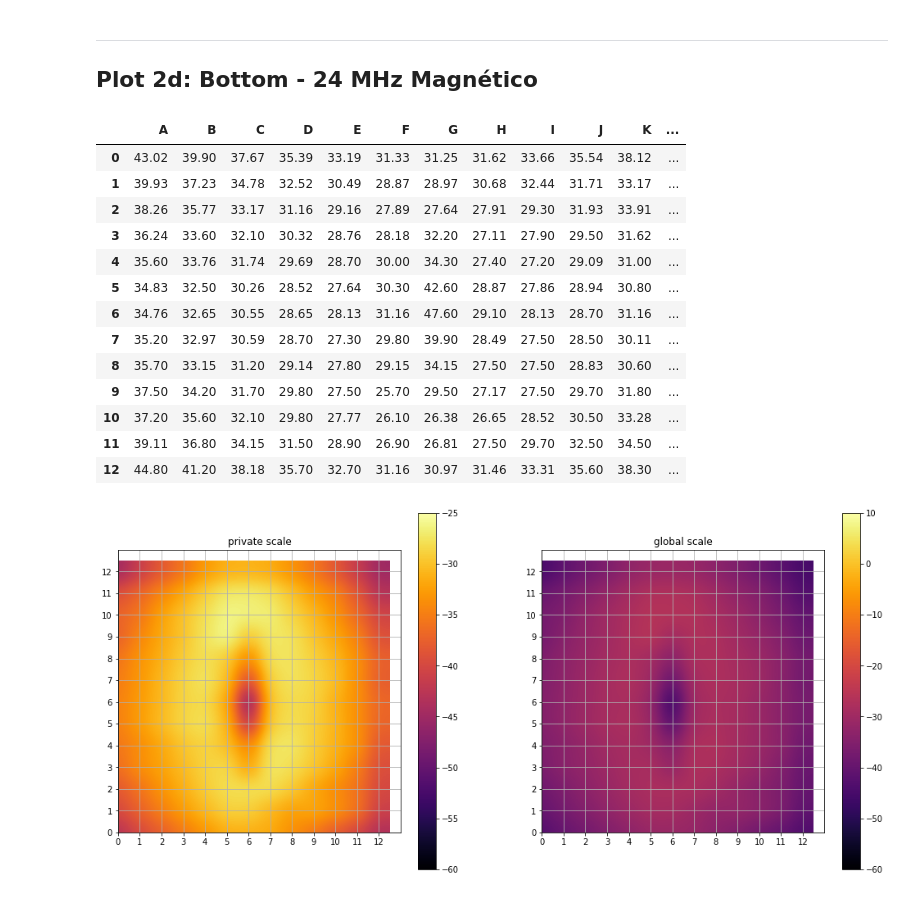
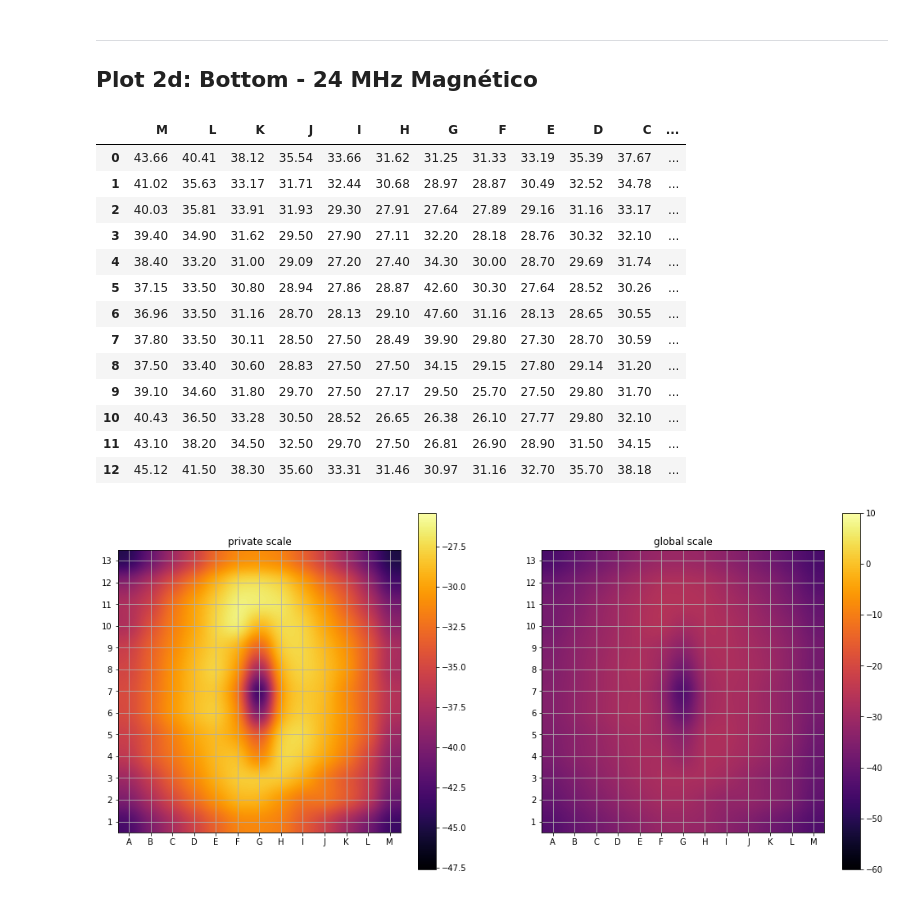
Before and after one commit to lsmanoel/CEM_4, a Jupyter notebook: out_2d_open_matrix_csv.ipynb, the cells around one changed output. Drawn from its saved outputs; the diff is of its cells as text; code cells hidden in the pictures.

```diff
--- a/out_2d_open_matrix_csv.ipynb
+++ b/out_2d_open_matrix_csv.ipynb
@@ -5,7 +5,9 @@
 
 https://towardsdatascience.com/3-ways-to-load-csv-files-into-colab-7c14fcbdcb92
 # %%
+import numpy as np
 import pandas as pd
+from matplotlib.ticker import IndexFormatter
 
 url_elc_plane_bottom_24_MHz = 'https://raw.githubusercontent.com/lsmanoel/CEM_4/master/13.06/placaL_medidas%20-%20%20plane_bottom_24_MHz.csv'
 url_elc_plane_bottom_500_KHz = 'https://raw.githubusercontent.com/lsmanoel/CEM_4/master/13.06/placaL_medidas%20-%20plane_bottom_500_KHz.csv'
@@ -15,12 +17,19 @@ url_mag_plane_bottom_24_MHz = 'https://raw.githubusercontent.com/lsmanoel/CEM_4/
 url_mag_plane_top_24_MHz = 'https://raw.githubusercontent.com/lsmanoel/CEM_4/master/13.06/placaL_medidas%20-%20mag_plane_top_24_MHz.csv'
 
 columns_name = ['A','B','C','D','E','F','G','H','I','J','K','L','M']
+rows_name = np.arange(1,14,1).tolist()
+xticks_formatter = IndexFormatter(columns_name)
+yticks_formatter = IndexFormatter(rows_name)
 
 pd_elc_plane_bottom_24_MHz = pd.read_csv(url_elc_plane_bottom_24_MHz, names=columns_name)
+pd_elc_plane_bottom_24_MHz = pd_elc_plane_bottom_24_MHz[pd_elc_plane_bottom_24_MHz.columns[::-1]]
 pd_elc_plane_bottom_500_KHz = pd.read_csv(url_elc_plane_bottom_500_KHz, names=columns_name)
+pd_elc_plane_bottom_500_KHz = pd_elc_plane_bottom_500_KHz[pd_elc_plane_bottom_500_KHz.columns[::-1]]
+pd_mag_plane_bottom_24_MHz = pd.read_csv(url_mag_plane_bottom_24_MHz, names=columns_name)
+pd_mag_plane_bottom_24_MHz = pd_mag_plane_bottom_24_MHz[pd_mag_plane_bottom_24_MHz.columns[::-1]]
+
 pd_elc_plane_top_24_MHz = pd.read_csv(url_elc_plane_top_24_MHz, names=columns_name)
 pd_elc_plane_top_500_KHz = pd.read_csv(url_elc_plane_top_500_KHz, names=columns_name)
-pd_mag_plane_bottom_24_MHz = pd.read_csv(url_mag_plane_bottom_24_MHz, names=columns_name)
 pd_mag_plane_top_24_MHz = pd.read_csv(url_mag_plane_top_24_MHz, names=columns_name)
 
 elc_plane_bottom_24_MHz = pd_elc_plane_bottom_24_MHz.values
@@ -30,11 +39,11 @@ elc_plane_top_500_KHz = pd_elc_plane_top_500_KHz.values
 mag_plane_bottom_24_MHz = pd_mag_plane_bottom_24_MHz.values
 mag_plane_top_24_MHz = pd_mag_plane_top_24_MHz.values
 
-elc_plane_bottom_24_MHz = -elc_plane_bottom_24_MHz
-elc_plane_bottom_500_KHz = -elc_plane_bottom_500_KHz
+elc_plane_bottom_24_MHz = -np.fliplr(elc_plane_bottom_24_MHz)
+elc_plane_bottom_500_KHz = -np.fliplr(elc_plane_bottom_500_KHz)
 elc_plane_top_24_MHz = -elc_plane_top_24_MHz
 elc_plane_top_500_KHz = -elc_plane_top_500_KHz
-mag_plane_bottom_24_MHz = -mag_plane_bottom_24_MHz
+mag_plane_bottom_24_MHz = -np.fliplr(mag_plane_bottom_24_MHz)
 mag_plane_top_24_MHz = -mag_plane_top_24_MHz
 # %% [markdown]
 ---
@@ -59,6 +77,11 @@ elc_plot_layout = plot_layout
 # %%
 mag_global_scale = (10, -60)
-mag_private_scale = ( -25, -60)
+mag_private_scale = ((
+    np.max(np.array([*mag_plane_bottom_24_MHz,
+                     *mag_plane_top_24_MHz])),
+    np.min(np.array([*mag_plane_bottom_24_MHz,
+                     *mag_plane_top_24_MHz])))
+)
 
 mag_cube_range = cube_range
 
@@ -441,24 +504,24 @@ plt.show()
 # %%
 pd_mag_plane_bottom_24_MHz
 # %% [output]
-|  | A | B | C | D | E | F | G | H | I | J | K | ... |
-| 0 | 43.02 | 39.90 | 37.67 | 35.39 | 33.19 | 31.33 | 31.25 | 31.62 | 33.66 | 35.54 | 38.12 | ... |
-| 1 | 39.93 | 37.23 | 34.78 | 32.52 | 30.49 | 28.87 | 28.97 | 30.68 | 32.44 | 31.71 | 33.17 | ... |
-| 2 | 38.26 | 35.77 | 33.17 | 31.16 | 29.16 | 27.89 | 27.64 | 27.91 | 29.30 | 31.93 | 33.91 | ... |
-| 3 | 36.24 | 33.60 | 32.10 | 30.32 | 28.76 | 28.18 | 32.20 | 27.11 | 27.90 | 29.50 | 31.62 | ... |
-| 4 | 35.60 | 33.76 | 31.74 | 29.69 | 28.70 | 30.00 | 34.30 | 27.40 | 27.20 | 29.09 | 31.00 | ... |
-| 5 | 34.83 | 32.50 | 30.26 | 28.52 | 27.64 | 30.30 | 42.60 | 28.87 | 27.86 | 28.94 | 30.80 | ... |
-| 6 | 34.76 | 32.65 | 30.55 | 28.65 | 28.13 | 31.16 | 47.60 | 29.10 | 28.13 | 28.70 | 31.16 | ... |
-| 7 | 35.20 | 32.97 | 30.59 | 28.70 | 27.30 | 29.80 | 39.90 | 28.49 | 27.50 | 28.50 | 30.11 | ... |
-| 8 | 35.70 | 33.15 | 31.20 | 29.14 | 27.80 | 29.15 | 34.15 | 27.50 | 27.50 | 28.83 | 30.60 | ... |
-| 9 | 37.50 | 34.20 | 31.70 | 29.80 | 27.50 | 25.70 | 29.50 | 27.17 | 27.50 | 29.70 | 31.80 | ... |
-| 10 | 37.20 | 35.60 | 32.10 | 29.80 | 27.77 | 26.10 | 26.38 | 26.65 | 28.52 | 30.50 | 33.28 | ... |
-| 11 | 39.11 | 36.80 | 34.15 | 31.50 | 28.90 | 26.90 | 26.81 | 27.50 | 29.70 | 32.50 | 34.50 | ... |
-| 12 | 44.80 | 41.20 | 38.18 | 35.70 | 32.70 | 31.16 | 30.97 | 31.46 | 33.31 | 35.60 | 38.30 | ... |
+|  | M | L | K | J | I | H | G | F | E | D | C | ... |
+| 0 | 43.66 | 40.41 | 38.12 | 35.54 | 33.66 | 31.62 | 31.25 | 31.33 | 33.19 | 35.39 | 37.67 | ... |
+| 1 | 41.02 | 35.63 | 33.17 | 31.71 | 32.44 | 30.68 | 28.97 | 28.87 | 30.49 | 32.52 | 34.78 | ... |
+| 2 | 40.03 | 35.81 | 33.91 | 31.93 | 29.30 | 27.91 | 27.64 | 27.89 | 29.16 | 31.16 | 33.17 | ... |
+| 3 | 39.40 | 34.90 | 31.62 | 29.50 | 27.90 | 27.11 | 32.20 | 28.18 | 28.76 | 30.32 | 32.10 | ... |
+| 4 | 38.40 | 33.20 | 31.00 | 29.09 | 27.20 | 27.40 | 34.30 | 30.00 | 28.70 | 29.69 | 31.74 | ... |
+| 5 | 37.15 | 33.50 | 30.80 | 28.94 | 27.86 | 28.87 | 42.60 | 30.30 | 27.64 | 28.52 | 30.26 | ... |
+| 6 | 36.96 | 33.50 | 31.16 | 28.70 | 28.13 | 29.10 | 47.60 | 31.16 | 28.13 | 28.65 | 30.55 | ... |
+| 7 | 37.80 | 33.50 | 30.11 | 28.50 | 27.50 | 28.49 | 39.90 | 29.80 | 27.30 | 28.70 | 30.59 | ... |
+| 8 | 37.50 | 33.40 | 30.60 | 28.83 | 27.50 | 27.50 | 34.15 | 29.15 | 27.80 | 29.14 | 31.20 | ... |
+| 9 | 39.10 | 34.60 | 31.80 | 29.70 | 27.50 | 27.17 | 29.50 | 25.70 | 27.50 | 29.80 | 31.70 | ... |
+| 10 | 40.43 | 36.50 | 33.28 | 30.50 | 28.52 | 26.65 | 26.38 | 26.10 | 27.77 | 29.80 | 32.10 | ... |
+| 11 | 43.10 | 38.20 | 34.50 | 32.50 | 29.70 | 27.50 | 26.81 | 26.90 | 28.90 | 31.50 | 34.15 | ... |
+| 12 | 45.12 | 41.50 | 38.30 | 35.60 | 33.31 | 31.46 | 30.97 | 31.16 | 32.70 | 35.70 | 38.18 | ... |
 # %%
 Z = mag_plane_bottom_24_MHz
 # %%
-Z = Z[cube_range[0]:cube_range[1], cube_range[0]:cube_range[1]]
+Z = Z[mag_cube_range[0]:mag_cube_range[1], mag_cube_range[0]:mag_cube_range[1]]
 
 import matplotlib.pyplot as plt
 import numpy as np
@@ -477,36 +540,42 @@ img = ax.imshow(Z,
                 vmin = mag_private_scale[1])
 
 fig.colorbar(img, ax=ax)
 
-ax.set_xlim([cube_range[0], cube_range[1]])
-ax.set_ylim([cube_range[0], cube_range[1]])
+ax.set_xlim([cube_range[0] - .5, cube_range[1] - .5])
+ax.set_ylim([cube_range[0] - .5, cube_range[1] - .5])
 
 ax.set_xticks(np.arange(cube_range[0], cube_range[1],1))
 ax.set_yticks(np.arange(cube_range[0], cube_range[1],1))
+
+ax.xaxis.set_major_formatter(xticks_formatter)
+ax.yaxis.set_major_formatter(yticks_formatter)
 
 ax.grid(True)
 
 # ==============================================================================
 ax = fig.add_subplot(mag_plot_layout[0], mag_plot_layout[1], 2)
 ax.set_title('global scale')
 
 img = ax.imshow(Z,
                 interpolation ='gaussian',
                 cmap ='inferno',
                 vmax = mag_global_scale[0],
                 vmin = mag_global_scale[1])
 
 fig.colorbar(img, ax=ax)
 
-ax.set_xlim([cube_range[0], cube_range[1]])
-ax.set_ylim([cube_range[0], cube_range[1]])
+ax.set_xlim([cube_range[0] - .5, cube_range[1] - .5])
+ax.set_ylim([cube_range[0] - .5, cube_range[1] - .5])
 
+ax.set_yticks(np.arange(cube_range[0], cube_range[1],1))
 ax.set_xticks(np.arange(cube_range[0], cube_range[1],1))
-ax.set_yticks(np.arange(cube_range[0], cube_range[1],1))
+
+ax.xaxis.set_major_formatter(xticks_formatter)
+ax.yaxis.set_major_formatter(yticks_formatter)
 
 ax.grid(True)
 
 #===============================================================================
 plt.show()
 # %% [output]
-[figure, old version]
+[figure, new version]
```
Also changed, not shown: parts of 13 cells of this notebook.
